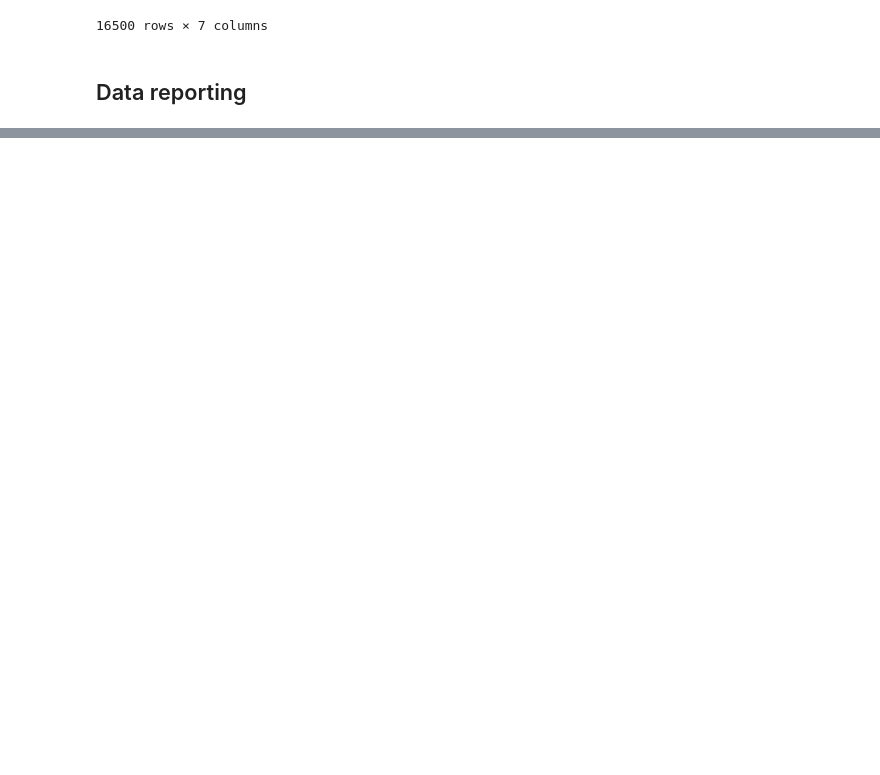
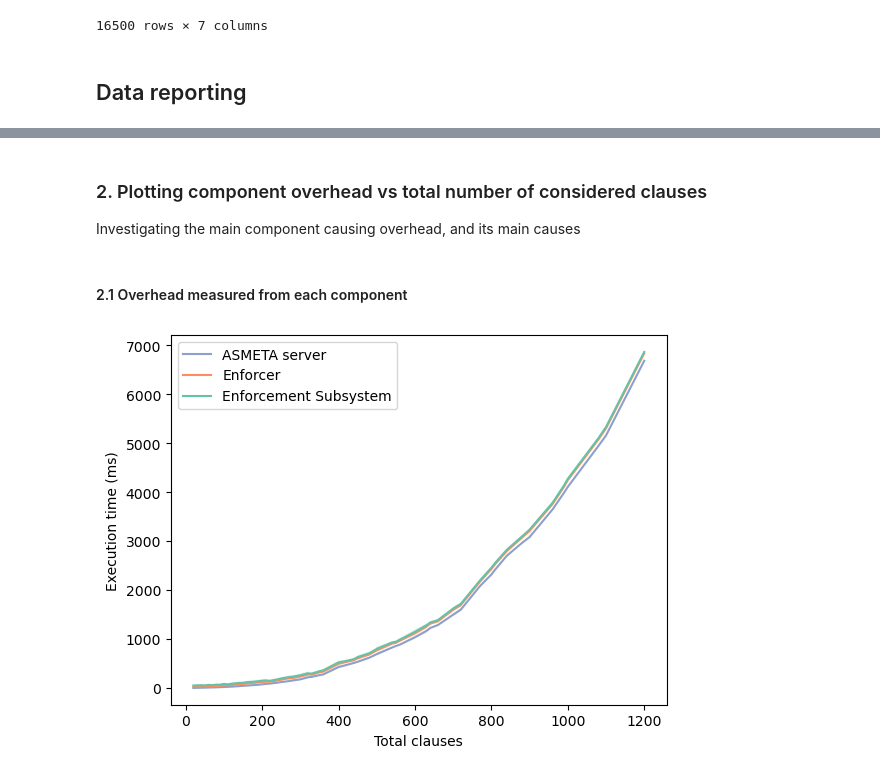
Before and after one commit to gssi-robotics/sleec-at-runtime, a Jupyter notebook: experiments/results/scalability/analysis/scalability_analysis.ipynb, the cells around one changed output, grey strips where cells are left out. Drawn from its saved outputs; the diff is of its cells as text; code cells hidden in the pictures; blank space fills up the shorter version.

```diff
--- a/experiments/results/scalability/analysis/scalability_analysis.ipynb
+++ b/experiments/results/scalability/analysis/scalability_analysis.ipynb
@@ -413,0 +425,18 @@ plt.show()
+# %%
+pivot = (
+    aggregate_df
+    .pivot_table(
+        index=["experiment", "rules", "clauses_per_rule", "total_clauses"],
+        columns="component",
+        values="mean",
+        observed=True
+    )
+    .reset_index()
+)
+
+pivot.columns.name = None
+
+pivot["enforcer_only"] = pivot["enforcer"] - pivot["asmeta"]
+pivot["test_runner_only"] = pivot["test_runner"] - pivot["enforcer"]
+
+pivot
@@ -413,0 +457,3 @@ plt.show()
+# %% [markdown]
+### 2. Plotting component overhead vs total number of considered clauses
+Investigating the main component causing overhead, and its main causes
@@ -413,0 +465,32 @@ plt.show()
+# %% [markdown]
+#### 2.1 Overhead measured from each component
+# %%
+plot_1_data = pivot.melt(
+    id_vars=["total_clauses"],
+    value_vars=[
+        "asmeta",
+        "enforcer",
+        "test_runner"
+    ],
+    var_name="component",
+    value_name="delay_ms"
+)
+
+plt.figure()
+
+ax = sns.lineplot(
+    data=plot_1_data,
+    x="total_clauses",
+    y="delay_ms",
+    hue="component",
+    palette=palette
+)
+ax.set_xlabel("Total clauses")
+ax.set_ylabel("Execution time (ms)")
+
+lines = ax.get_lines()
+ax.legend(lines, labels)
+
+plt.show()
+# %% [output]
+[figure, added]
```
Also changed, not shown: parts of 58 cells of this notebook, 5 other files.
